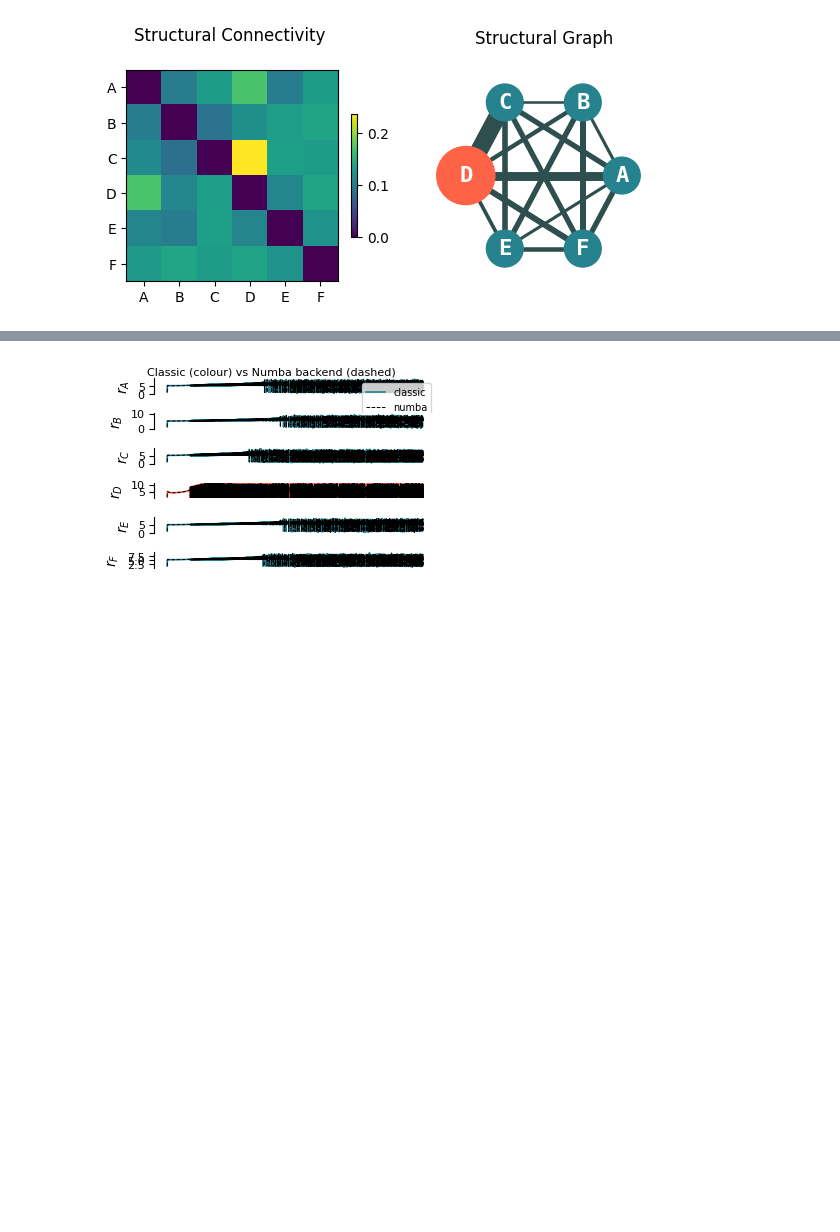
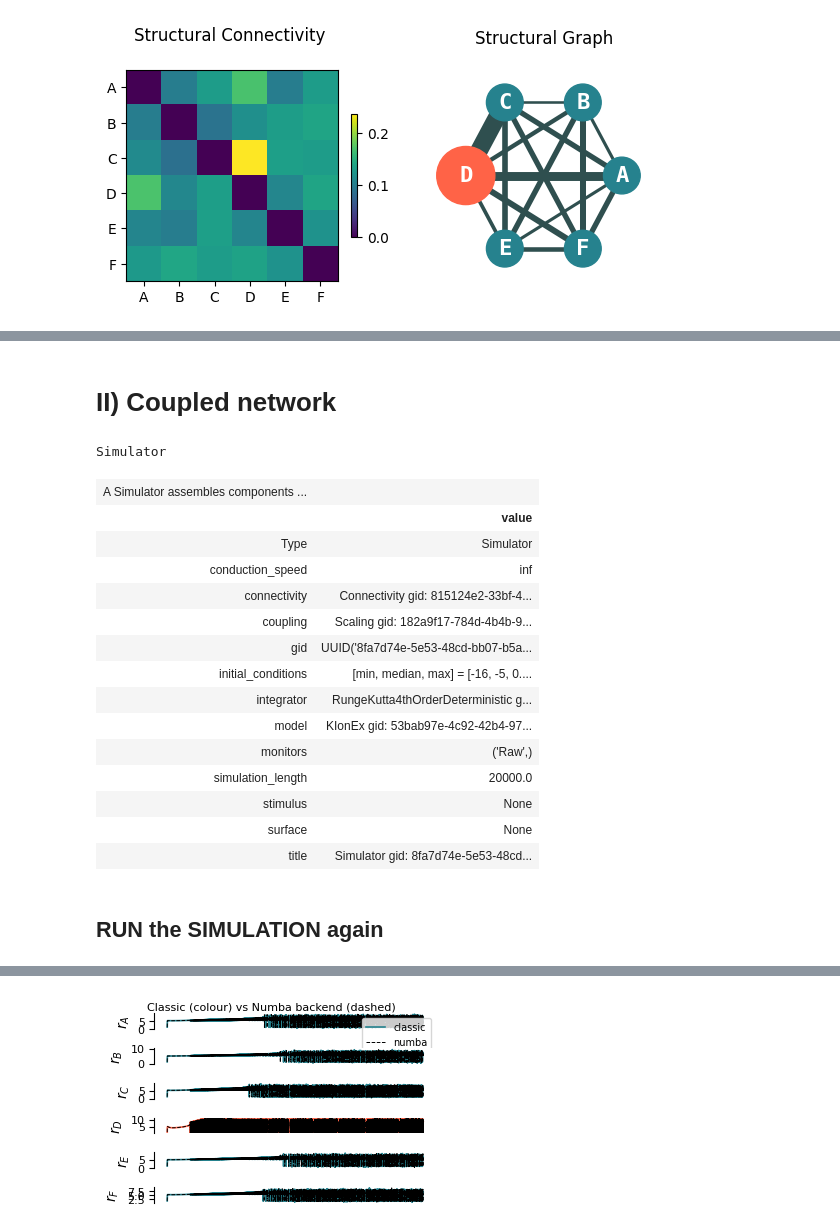
Before and after one commit to the-virtual-brain/tvb-root, a Jupyter notebook: tvb_documentation/demos/exploring_K_ION_Exchange_model.ipynb, the cells around one changed output, grey strips where cells are left out. Saved outputs shown, nothing was run; the diff lists cells and outputs as text; code cells hidden in the pictures; blank space fills up the shorter version.

```diff
--- a/tvb_documentation/demos/exploring_K_ION_Exchange_model.ipynb
+++ b/tvb_documentation/demos/exploring_K_ION_Exchange_model.ipynb
@@ -417,0 +233,44 @@ Max rel difference vs classic: 6.08e+03  (float32 rounding)
+# %% [markdown]
+# II) Coupled network
+# %%
+G = 100.
+
+# Initialise Coupling
+con_coupling = coupling.Scaling(a=np.array([G]))
+
+## Initialise Integrator
+heunint = integrators.RungeKutta4thOrderDeterministic(dt=dt)
+
+# Initialise some Monitors with period in physical time.
+mon_raw = monitors.Raw()
+what_to_watch = (mon_raw, ) #(mon_tavg, mon_bold)
+
+# Initialise the Simulator.
+sim = simulator.Simulator(model=THH,
+                          connectivity=SC6_con,
+                          conduction_speed=condspeed,
+                          coupling=con_coupling,
+                          integrator=heunint,
+                          monitors= what_to_watch,
+                          simulation_length=simlen)
+sim.initial_conditions = init_cond
+sim.configure()
+# %% [output]
+Simulator
+| A Simulator assembles components ... |  |
+|  | value |
+| Type | Simulator |
+| conduction_speed | inf |
+| connectivity | Connectivity gid: 815124e2-33bf-4... |
+| coupling | Scaling gid: 182a9f17-784d-4b4b-9... |
+| gid | UUID('8fa7d74e-5e53-48cd-bb07-b5a... |
+| initial_conditions | [min, median, max] = [-16, -5, 0.... |
+| integrator | RungeKutta4thOrderDeterministic g... |
+| model | KIonEx gid: 53bab97e-4c92-42b4-97... |
+| monitors | ('Raw',) |
+| simulation_length | 20000.0 |
+| stimulus | None |
+| surface | None |
+| title | Simulator gid: 8fa7d74e-5e53-48cd... |
+# %% [markdown]
+## RUN the SIMULATION again
```
Also changed, not shown: parts of 84 cells of this notebook, 8 other files.
